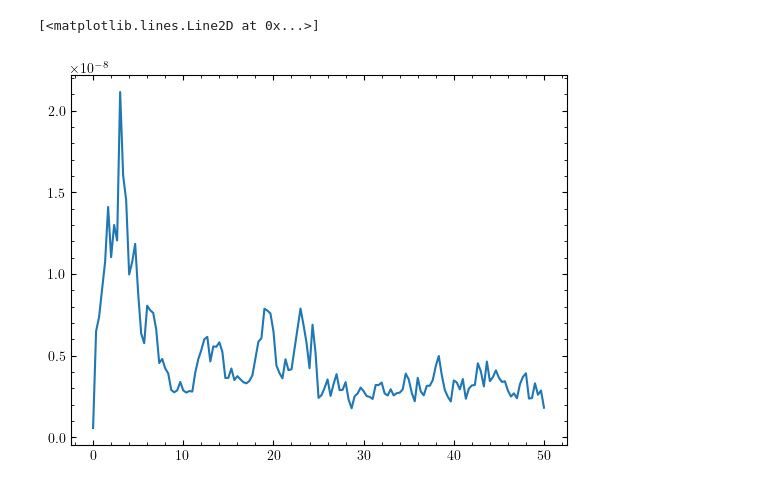
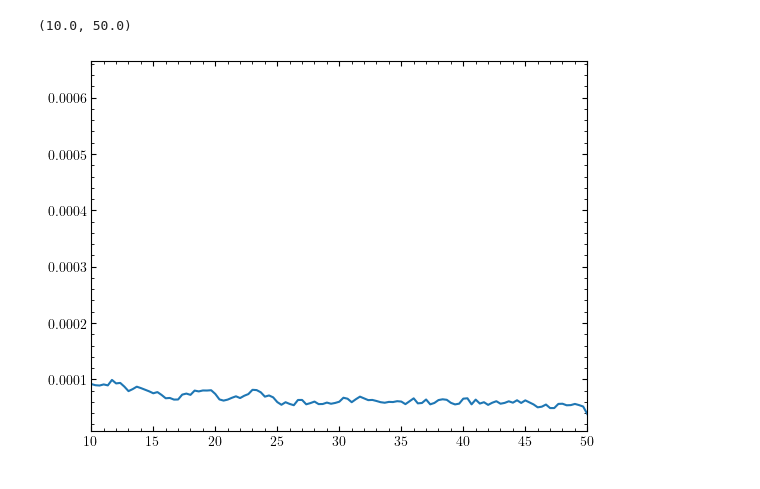
Before and after one commit to Bkorotko03/ALTrainSeismo, a Jupyter notebook: testsAndSuch/platformTestAnalysis.ipynb, the cells around one changed output. Cells and saved outputs as stored; diff of their text form; code cells hidden in the pictures.

```diff
--- a/testsAndSuch/platformTestAnalysis.ipynb
+++ b/testsAndSuch/platformTestAnalysis.ipynb
@@ -51,8 +56,8 @@ overSens = np.array(overDF['sensor'])
 
 overSecs = np.array(overDF['seconds'])
 # %%
-overSens = overSens[3000:-3000]
-overSecs = overSecs[3000:-3000]
+overSens = overSens[1000:-1000]
+overSecs = overSecs[1000:-1000]
 # %%
 overVolt = overSens * 5 / 16383
 # %%
@@ -77,7 +84,10 @@ plt.plot(noMagF,noMagPSD)
 # %%
 overF,overPSD = sp.signal.welch(overVolt,fs=100,nperseg=300)
 # %%
-plt.plot(overF,overPSD)
+plt.plot(overF,np.sqrt(overPSD))
+plt.xlim(10,50)
+# plt.ylim(1e-10,1e-8)
+# plt.semilogy()
 # %% [output]
-[<matplotlib.lines.Line2D at 0x...>]
+(10.0, 50.0)
-[figure, old version]
+[figure, new version]
```
Also changed, not shown: parts of 8 cells of this notebook, 20 other files.
